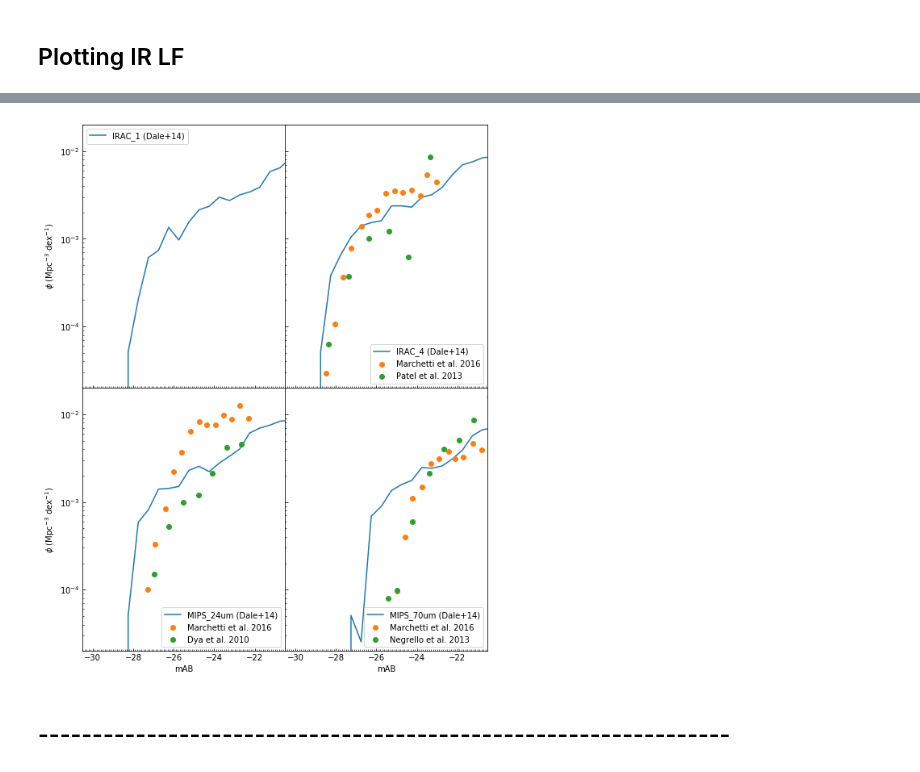
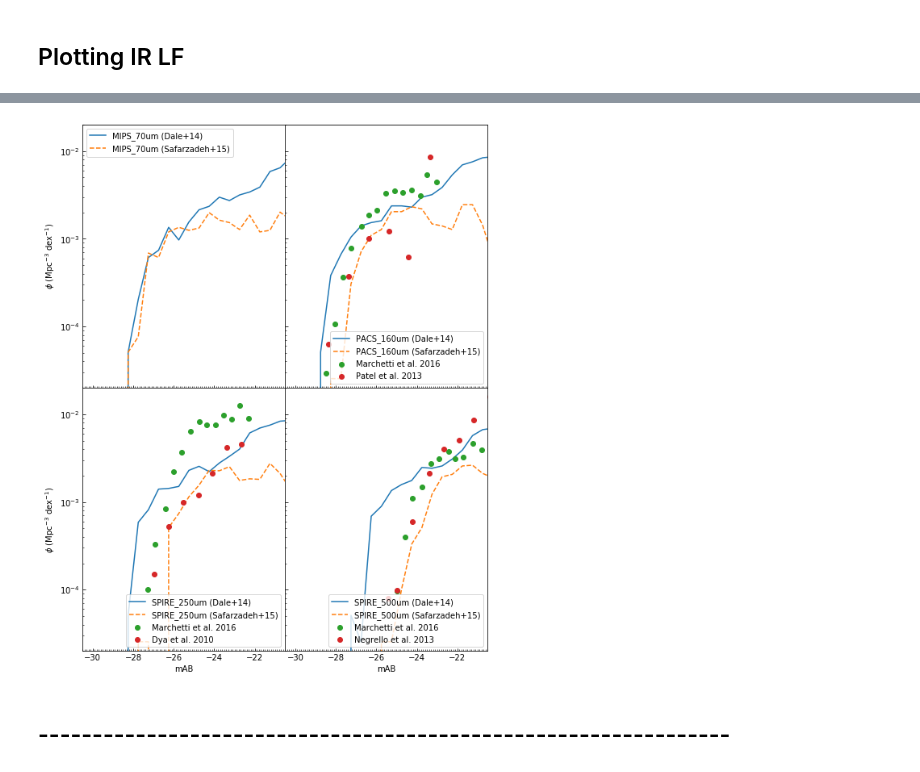
Before and after one commit to dptriani/mentari, a Jupyter notebook: For-dusty-sage.ipynb, the cells around one changed output, grey strips where cells are left out. Cells and saved outputs as stored; diff of their text form; code cells hidden in the pictures.

```diff
--- a/For-dusty-sage.ipynb
+++ b/For-dusty-sage.ipynb
@@ -1665,2 +1880,4 @@ full_wavelength_t, full_spectra_t = add_IR_Dale(wavelength, spectra, spectra_dus
+# %%
+full_wavelength_b, full_spectra_b = combine_Dale_SUNRISE(wave_IR, spec_IR, full_wavelength_a, full_spectra_a)
 # %% [markdown]
 ## Random checking for IR spectra
@@ -1793,19 +1884,3 @@ def load_templates(
-# %%
-w = np.where(Dust > 5e5)[0]
-new_dust = Dust[w]
-Ldust = (spectra[w] - spectra_dusty[w])
-w = np.where(wavelength < 912)[0]
-idx_912 = w[-1]
-
-LIR_mentari = trapz(Ldust[0][idx_912:-1], wavelength[idx_912:-1])
-lam, sed  = find_template(np.log10(LIR_mentari), np.log10(new_dust[0]))
-wave_IR = lam * 1e4
-lum_IR = np.zeros((len(Ldust), len(wave_IR)))
-
-for i in range(len(Ldust)):
-    LIR_mentari = trapz(Ldust[i][idx_912:-1], wavelength[idx_912:-1])
-    lam, sed = find_template(np.log10(LIR_mentari), np.log10(new_dust[i]))
-    lum_IR[i] = sed / (lam * 1e4)
 # %%
 w = np.where((Mass[:,63] / Hubble_h > 5.65e10) & (Mass[:,63] / Hubble_h < 6e10) & (Dust > 0))[0]
 a=w[6]
@@ -2020,7 +2064,7 @@ Spectra = np.array(Spectra_arr)
 filter_list = ('TwoMass_Ks', 'Sdss_u', 'Sdss_g', 'Sdss_r', 'Sdss_i', 'Sdss_z')
 z = 0
 # %%
-mab_dusty = compute_mab(full_wavelength, Spectra, filter_list, z)
+mab_dusty = compute_mab(full_wavelength_a, full_spectra_a, filter_list, z)
 # %%
 %lprun -f compute_mab compute_mab(full_wavelength, full_spectra, filter_list, z)
 # %%
@@ -2203,8 +2247,8 @@ min(wave_IR)
 # %%
 IR_filter_d = ('MIPS_70um','PACS_160um', 'SPIRE_250um', 'SPIRE_500um')
 z=0
-mab_IR_d = compute_mab(full_wavelength, Spectra, IR_filter, z)
-#mab_IR_s = compute_mab(wave_IR, lum_IR, IR_filter, z)
+mab_IR_a = compute_mab(full_wavelength_a, full_spectra_a, IR_filter_d, z)
+mab_IR_b = compute_mab(full_wavelength_b, full_spectra_b, IR_filter_d, z)
 # %%
 plt.plot(np.array(full_wavelength), full_spectra[w[6]] * full_wavelength,  lw=0.5, label='dusty')
 plt.ylim(1e8, 1e11)
@@ -2358,15 +2400,15 @@ NB = int((ma - mi) / binwidth)
 
 for i in range(0, 4):
     ax = plt.subplot(row, col, i+1)
-    counts1, binedges1 = np.histogram(mab_IR_d[i], range=(mi, ma), bins=NB)
+    counts1, binedges1 = np.histogram(mab_IR_a[i], range=(mi, ma), bins=NB)
     xaxeshisto1 = binedges1[:-1] + 0.5 * binwidth
-    plt.plot(xaxeshisto1, counts1/ ((BoxSize/Hubble_h)**3) / binwidth, '-', lw=1.5, label=IR_filter[i] + ' (Dale+14)')
-    '''
+    plt.plot(xaxeshisto1, counts1/ ((BoxSize/Hubble_h)**3) / binwidth, '-', lw=1.5, label=IR_filter_d[i] + ' (Dale+14)')
+
     ax = plt.subplot(row, col, i+1)
-    counts1, binedges1 = np.histogram(mab_IR_s[i], range=(mi, ma), bins=NB)
+    counts1, binedges1 = np.histogram(mab_IR_b[i], range=(mi, ma), bins=NB)
     xaxeshisto1 = binedges1[:-1] + 0.5 * binwidth
-    plt.plot(xaxeshisto1, counts1/ ((BoxSize/Hubble_h)**3) / binwidth, '--', lw=1.5, label=IR_filter[i] + ' (Safarzadeh+15)')
-    '''
+    plt.plot(xaxeshisto1, counts1/ ((BoxSize/Hubble_h)**3) / binwidth, '--', lw=1.5, label=IR_filter_d[i] + ' (Safarzadeh+15)')
+
     plt.yscale('log', nonposy='clip')
     plt.ylim(2e-5, 2e-2)
     plt.xlim(-30.5, -20.5)
@@ -2400,35 +2442,35 @@ Marchetti_mag = [-26.597, -26.222, -25.731, -25.342, -24.946, -24.505,
                 -24.066, -23.698, -23.257, -22.841, -22.452, -22.046, -21.620]
 Marchetti_phi = 10 ** np.array([-3.584, -3.074, -2.665, -2.246, -2.020,
                                -1.786, -1.671, -1.713, -1.707, -1.601, -1.649,
                                -1.492, -1.636])
 plt.errorbar(Marchetti_mag+5.0*np.log10(Hubble_h), Marchetti_phi*Hubble_h*Hubble_h*Hubble_h, lw=1.0, marker='o', ls='none',label='Marchetti et al. 2016')
 
 Dye_mag = [-26.287, -25.574, -24.838, -24.107, -23.421, -22.679, -21.986]
 Dye_phi = 10 ** np.array([-3.410, -2.872, -2.591, -2.508, -2.263, -1.966, -1.927])
 plt.errorbar(Dye_mag+5.0*np.log10(Hubble_h), Dye_phi*Hubble_h*Hubble_h*Hubble_h, lw=1.0, marker='o', ls='none',label='Dya et al. 2010')
 plt.legend(loc='lower right')
 plt.xlabel('mAB')
 
 plt.subplot(224).set_yticklabels([])
 plt.subplot(224).set_ylabel('')
 Marchetti_mag = [-24.274, -23.888, -23.522, -23.043, -22.633, -22.208, -21.764,
                  -21.409, -21.019, -20.568, -20.129]
 Marchetti_phi = 10 ** np.array([-3.606, -2.985, -2.545, -2.422, -2.149, -2.093,
                                -2.013, -2.096, -2.083, -1.919, -1.996])
 plt.errorbar(Marchetti_mag+5.0*np.log10(Hubble_h), Marchetti_phi*Hubble_h*Hubble_h*Hubble_h, lw=1.0, marker='o', ls='none',label='Marchetti et al. 2016')
 
 Negrello_mag = [-24.750, -24.278, -23.551, -22.719, -21.975, -21.238, -20.498, -19.731]
 Negrello_phi = 10 ** np.array([-3.688, -3.592, -2.816, -2.267, -1.990, -1.883, -1.656, -1.388])
 plt.errorbar(Negrello_mag+5.0*np.log10(Hubble_h), Negrello_phi*Hubble_h*Hubble_h*Hubble_h, lw=1.0, marker='o', ls='none',label='Negrello et al. 2013')
 
 #fig.delaxes(axes[-1,-1])
 plt.legend(loc='lower right')
 
 plt.xlabel('mAB')
 plt.subplots_adjust(wspace=0, hspace=0)
-plt.savefig('plots/FIR-mini_tree.png')
+plt.savefig('plots/FIR-mini.png')
 # %% [output]
-[figure, old version]
+[figure, new version]
 # %% [markdown]
 ## ----------------------------------------------------------------
 # %%
```
Also changed, not shown: parts of 36 cells of this notebook, 1 other file.
